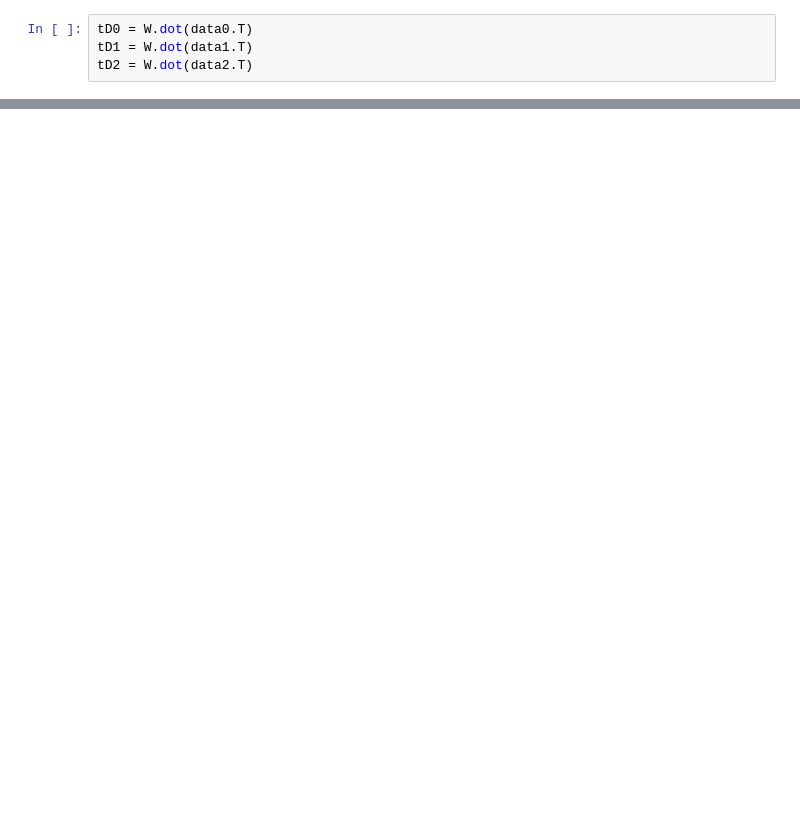
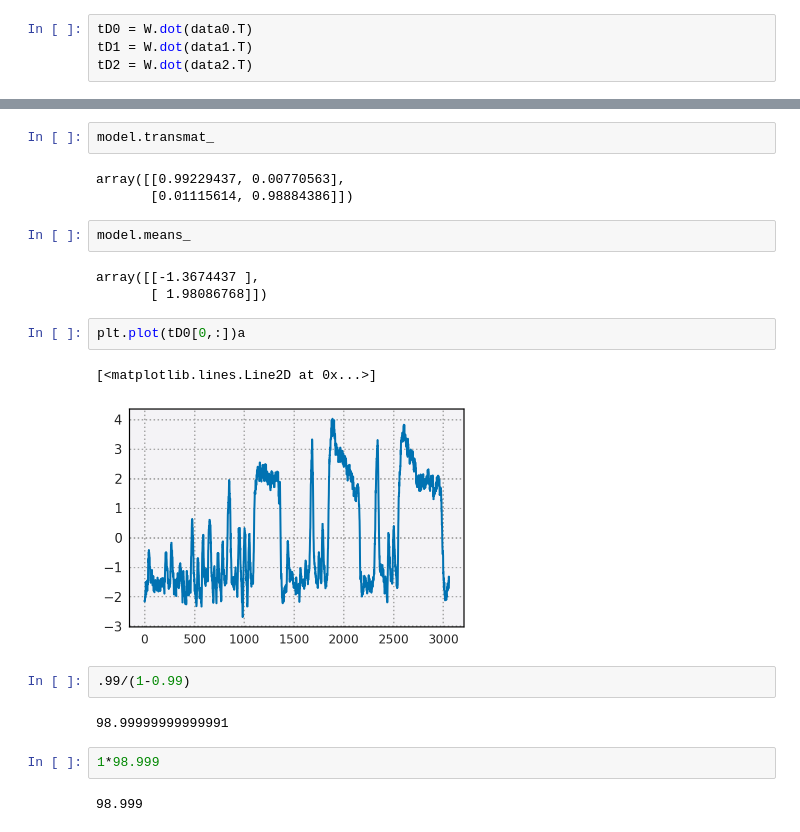
Before and after one commit to dangeles/WormsDream, a Jupyter notebook: src/oxygen_stimulus.ipynb, the cells around one changed output, grey strips where cells are left out. Drawn from its saved outputs; the diff is of its cells as text; blank space fills up the shorter version.

```diff
--- a/src/oxygen_stimulus.ipynb
+++ b/src/oxygen_stimulus.ipynb
@@ -307,0 +315,23 @@ plt.plot(tD0[0, :], alpha=0.3)
+# %%
+model.transmat_
+# %% [output]
+array([[0.99229437, 0.00770563],
+       [0.01115614, 0.98884386]])
+# %%
+model.means_
+# %% [output]
+array([[-1.3674437 ],
+       [ 1.98086768]])
+# %%
+plt.plot(tD0[0,:])a
+# %% [output]
+[<matplotlib.lines.Line2D at 0x...>]
+[figure, added]
+# %%
+.99/(1-0.99)
+# %% [output]
+98.99999999999991
+# %%
+1*98.999
+# %% [output]
+98.999
```
Also changed, not shown: parts of 13 cells of this notebook.
